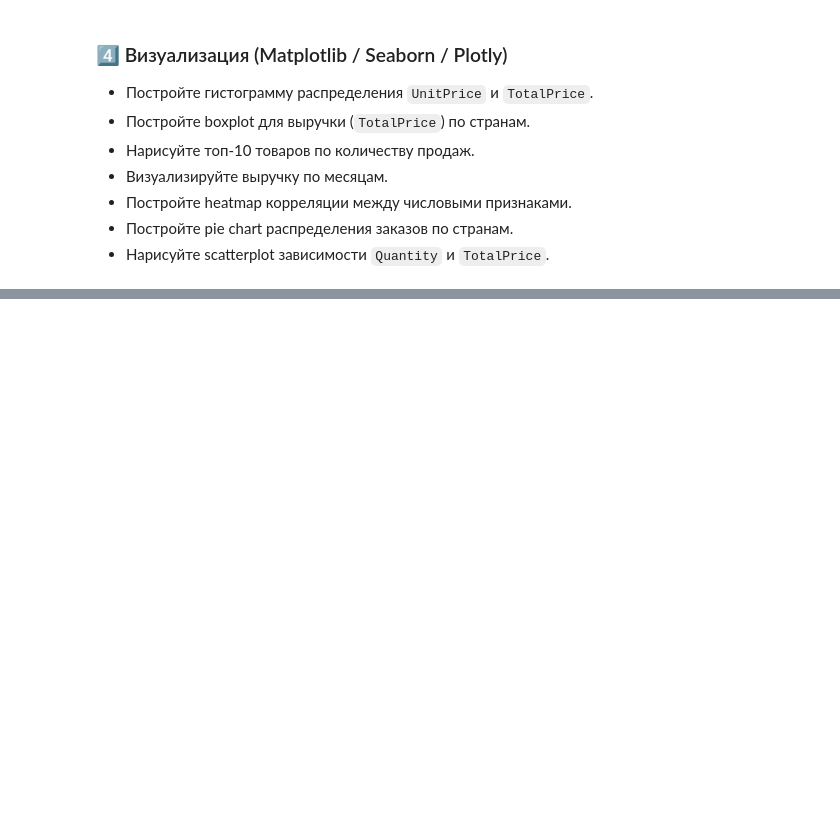
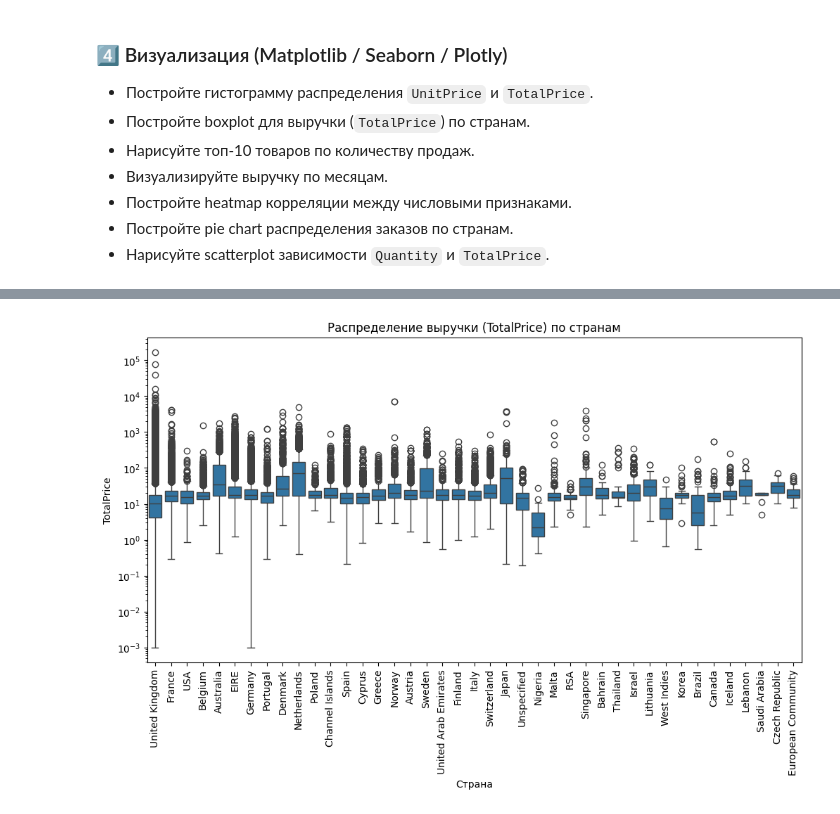
Before and after one commit to antanevichmikalai99/TMS_project_work, a Jupyter notebook: notebooks/01_data_cleaning.ipynb, the cells around one changed output, grey strips where cells are left out. Saved outputs shown, nothing was run; the diff lists cells and outputs as text; code cells hidden in the pictures; blank space fills up the shorter version.

Commit message:
Update 01_data_cleaning.ipynb
all tasks complite

```diff
--- a/notebooks/01_data_cleaning.ipynb
+++ b/notebooks/01_data_cleaning.ipynb
@@ -279,0 +447,14 @@ print(top_10_products)
+# %%
+#4.2 Постройте boxplot для выручки (`TotalPrice`) по странам.
+df_positive = df[df['TotalPrice'] > 0]
+
+plt.figure(figsize=(12,6))
+sns.boxplot(x='Country', y='TotalPrice', data=df_positive)
+plt.title('Распределение выручки (TotalPrice) по странам')
+plt.xlabel('Страна')
+plt.ylabel('TotalPrice')
+plt.xticks(rotation=90)  # поворачиваем подписи стран для удобства
+plt.yscale('log')  # логарифмическая шкала, чтобы выбросы не сжимали график
+plt.show()
+# %% [output]
+[figure, added]
```
Also changed, not shown: parts of 44 cells of this notebook.
